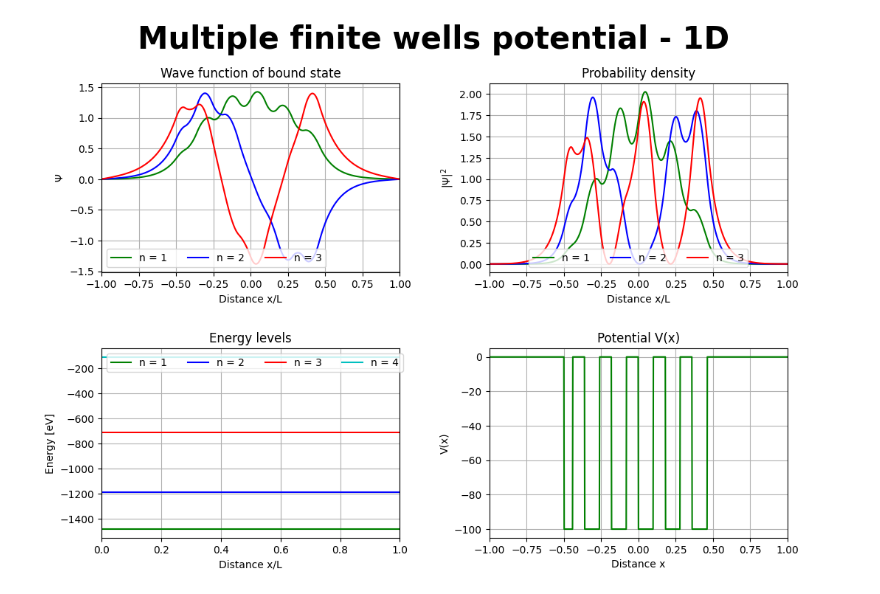
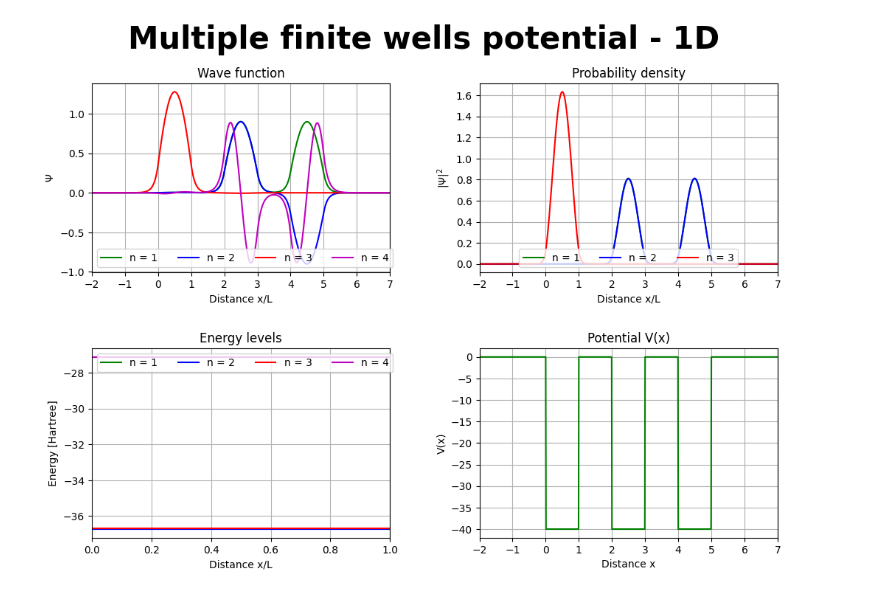
Before and after one commit to willidu/TFY4215, a Jupyter notebook: numeric_1/Jupyter/notebook.ipynb, the cells around one changed output. Cells and saved outputs as stored; diff of their text form; code cells hidden in the pictures.

```diff
--- a/numeric_1/Jupyter/notebook.ipynb
+++ b/numeric_1/Jupyter/notebook.ipynb
@@ -236,31 +228,30 @@ This module is a solution to the 'Signle finite well potential' problem.
 Uses Hartree atomic units:
     Electron mass = 1;
     Elementary charge = 1;
-    Reduced Plack's constant = 1;
-    Length in terms of Bohr radii.
+    Reduced Plack's constant = 1.
 """
 
 # import numpy as np
 # import matplotlib.pyplot as plt
 
-# from schrodinger import BOHR_RADII, schrodinger, plot
+# from schrodinger import schrodinger, plot
 
 def V(x: float | np.ndarray, v0: float = -10.) -> float | np.ndarray:
     """
     Potential inside well.
-    V0 for x in [-L/2, L/2].
+    V0 for x in [-1/2, 1/2].
     """
     return np.where(np.logical_and(x >= -0.5, x <= 0.5), v0, 0)
 
+
 def main():
-    N = 200
-    dx = 1e-12 / BOHR_RADII  # 1 picometer as bohr radii
-    x = np.linspace(-1, 1, N+1)
-
-    energy, psi = schrodinger(V(x), dx)
+    N = 1000
+    x, dx = np.linspace(-1, 1, N, retstep=True)
+    potential = V(x, v0=-40)  # V0 = -40 yields three bound states
+    energy, psi = schrodinger(potential, dx)
 
     plot(
-        energy, psi, x, V(x),
+        energy, psi, x, potential,
         title='Single finite well potential - 1D'
     )
 
@@ -272,42 +263,41 @@ if __name__ == '__main__':
 # %%
 """
 This module is a solution to the 'Multiple finite wells potential' problem.
 Uses Hartree atomic units:
     Electron mass = 1;
     Elementary charge = 1;
-    Reduced Plack's constant = 1;
-    Length in terms of Bohr radii.
+    Reduced Plack's constant = 1.
 """
 
 # import numpy as np
 # import matplotlib.pyplot as plt
 
-# from schrodinger import BOHR_RADII, schrodinger, plot
+# from schrodinger import schrodinger, plot
 
-def V(x: float | np.ndarray, v0: float = -100., cutoff: float = 5.) -> float | np.ndarray:
+def V(
+        x: float | np.ndarray, v0: float = -100., cutoff: float = 5.,
+        width: float = 1., sep: float = 1.
+    ) -> float | np.ndarray:
     """
     Potential inside wells.
     """
-    w = 1.  # Box width
-    g = .8  # Separation distance
-    inside_box = np.where(x/(w+g) - np.floor(x/(w+g)) < w/(w+g), v0, 0)
-    return np.where(np.logical_and(x > -cutoff, x < cutoff), inside_box, 0.)
+    inside_box = np.where(x/(width+sep) - np.floor(x/(width+sep)) < width/(width+sep), v0, 0)
+    return np.where(np.logical_and(x > 0., x < cutoff), inside_box, 0.)
+
 
 def main():
     N = 1000
-    dx = .1e-12 / BOHR_RADII  # .1 picometer as bohr radii
-    x = np.linspace(-1, 1, N+1)
-    box_scale_factor = 10  # Yields [-10, 10] * dx -> box 2 picometers wide
-
-    energy, psi = schrodinger(V(x * box_scale_factor), dx)
+    x, dx = np.linspace(-2, 7, N, retstep=True)
+    potential = V(x, v0=-40)
+    energy, psi = schrodinger(potential, dx)
 
     plot(
-        energy, psi, x, V(x * box_scale_factor),
+        energy, psi, x, potential,
         title='Multiple finite wells potential - 1D'
     )
 
 if __name__ == '__main__':
     main()
     plt.show()
 # %% [output]
-[figure, old version]
+[figure, new version]
```
Also changed, not shown: parts of 5 cells of this notebook, 6 other files.
